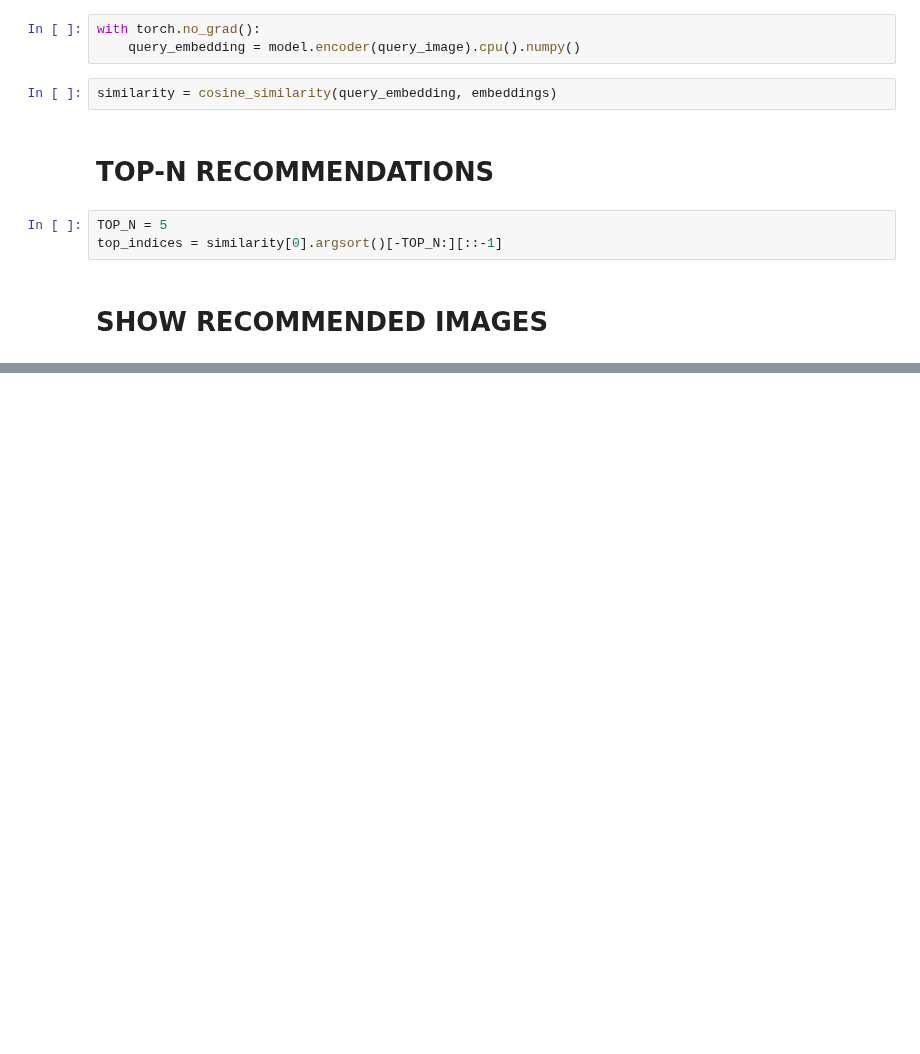
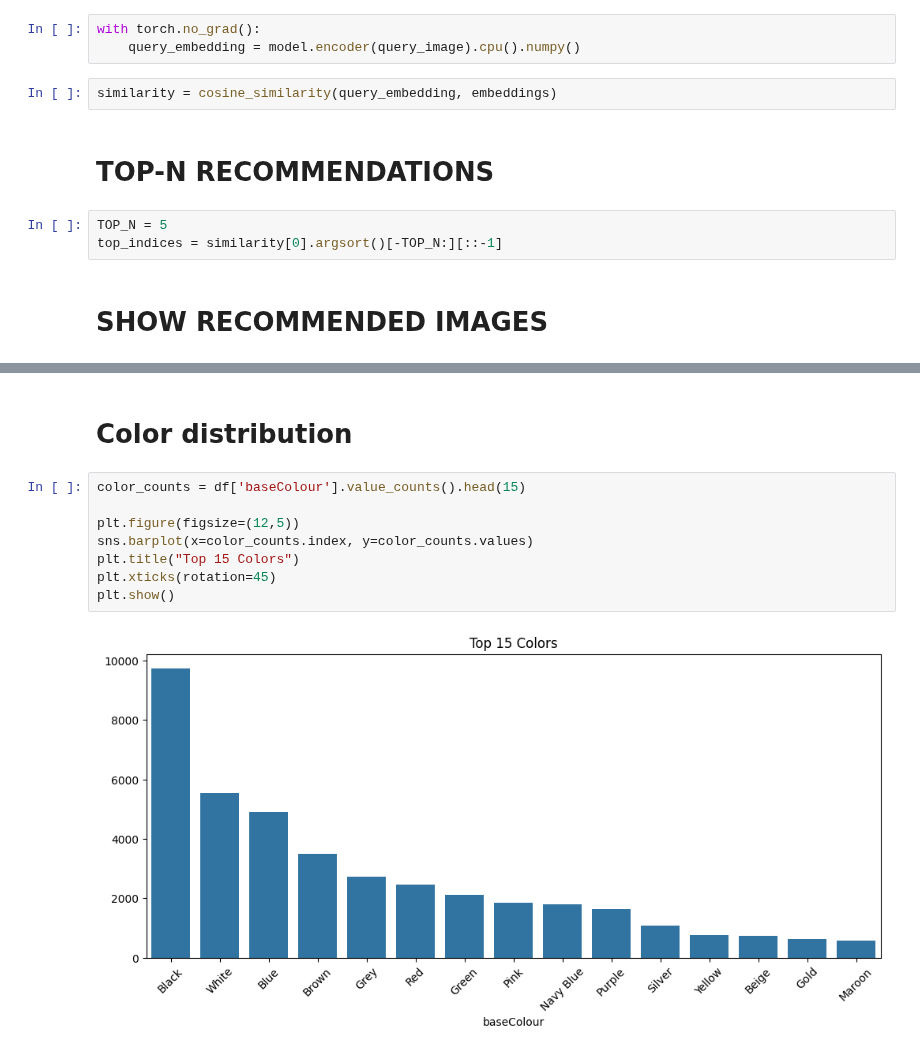
Before and after one commit to faseeh1279/cnn-product-recommendation-system, a Jupyter notebook: cnn-product-recommendation-system.ipynb, the cells around one changed output, grey strips where cells are left out. Cells and saved outputs as stored; diff of their text form; blank space fills up the shorter version.

```diff
--- a/cnn-product-recommendation-system.ipynb
+++ b/cnn-product-recommendation-system.ipynb
@@ -283,0 +379,12 @@ plt.show()
+# %% [markdown]
+# Color distribution
+# %%
+color_counts = df['baseColour'].value_counts().head(15)
+
+plt.figure(figsize=(12,5))
+sns.barplot(x=color_counts.index, y=color_counts.values)
+plt.title("Top 15 Colors")
+plt.xticks(rotation=45)
+plt.show()
+# %% [output]
+[figure, added]
```
Also changed, not shown: parts of 38 cells of this notebook.
